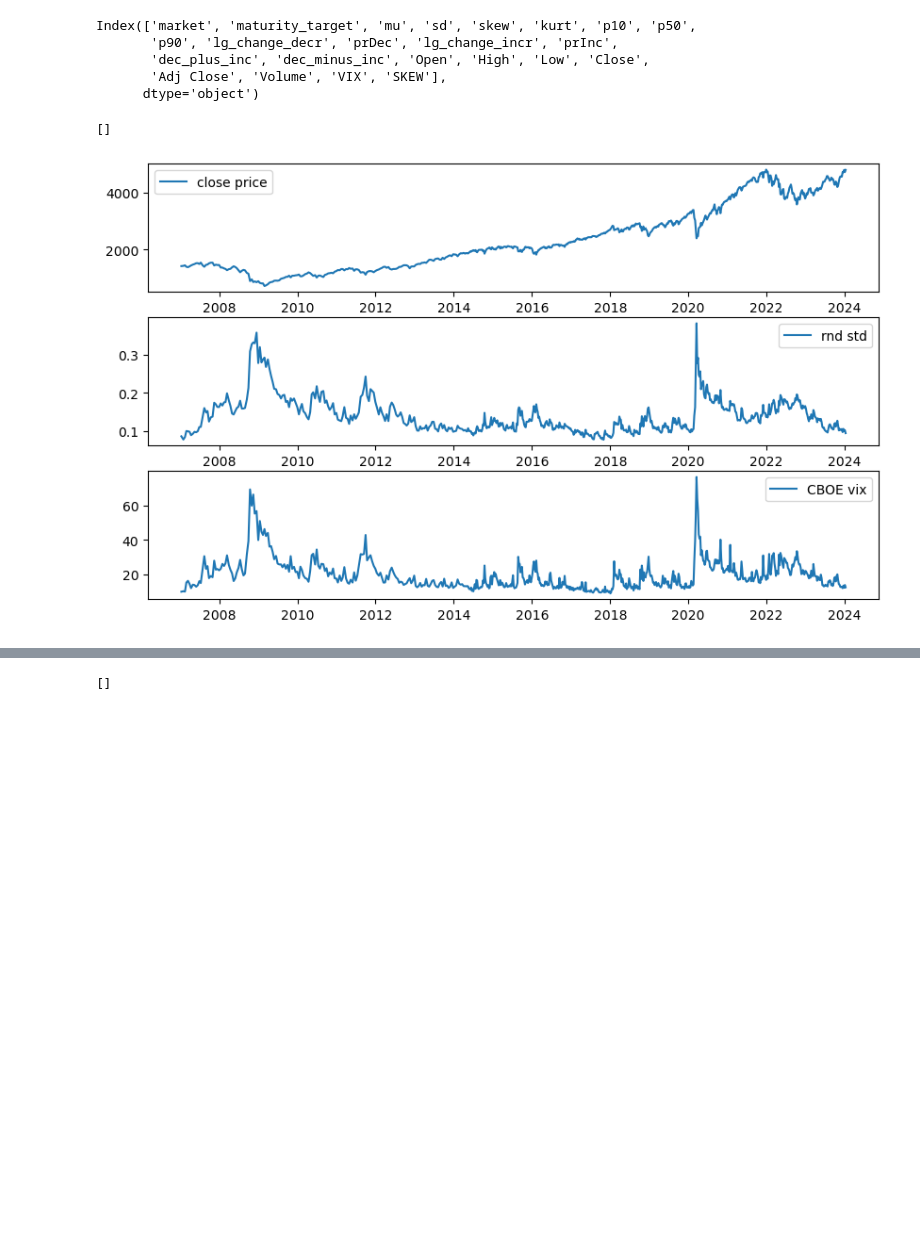
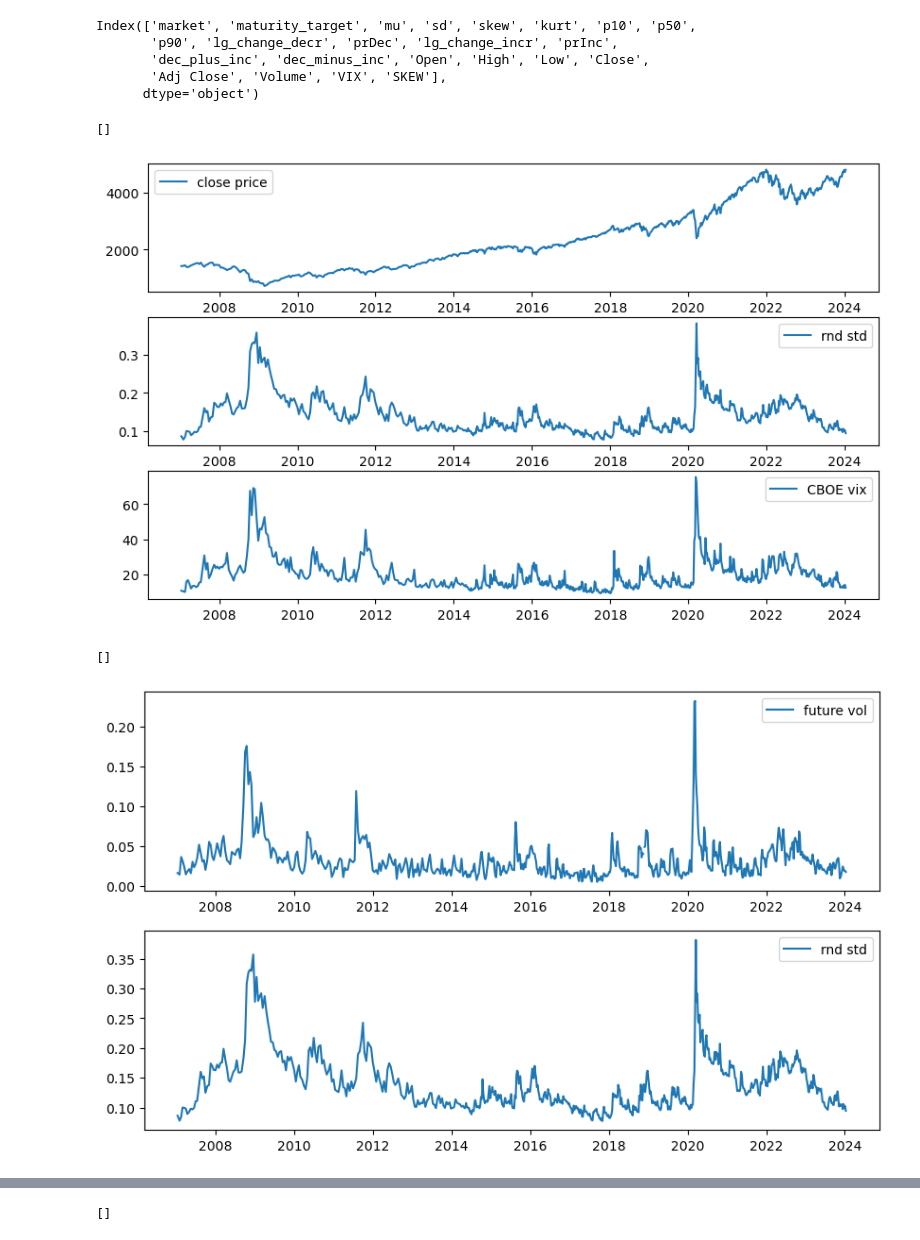
Before and after one commit to bill95196/IAQF, a Jupyter notebook: analyze_vol_sp.ipynb, the cells around one changed output, grey strips where cells are left out. Drawn from its saved outputs; the diff is of its cells as text; code cells hidden in the pictures; blank space fills up the shorter version.

```diff
--- a/analyze_vol_sp.ipynb
+++ b/analyze_vol_sp.ipynb
@@ -17,7 +17,7 @@ sp_rnd['dec_plus_inc'] = sp_rnd['prDec'] + sp_rnd['prInc']
 sp_rnd['dec_minus_inc'] = sp_rnd['prDec'] - sp_rnd['prInc']
 # %%
 full_df = sp_rnd.merge(sp_yf, how = 'left', left_index=True, right_index=True)
-full_df['VIX'] = vix_yf['Close']
+full_df['VIX'] = vix_yf['Close'].shift(-1)
 full_df['SKEW'] = skew_yf['Close']
 # %%
 full_df.columns
@@ -40,4 +40,23 @@ axes[2].legend()
 plt.plot()
 # %% [output]
 []
-[figure, old version]
+[figure, new version]
+# %%
+sp_yf['return'] = np.log(sp_yf['Close']/sp_yf['Close'].shift(1))
+
+indexer = pd.api.indexers.FixedForwardWindowIndexer(window_size=10)
+sp_yf['forward_rv'] = np.sqrt((sp_yf['return']**2).rolling(window=indexer, min_periods=1).sum())
+# %%
+full_df['forward_vol'] = sp_yf['forward_rv']
+# %%
+fig, axes = plt.subplots(2,1,figsize=(10, 6))
+
+axes[0].plot(full_df.index,full_df['forward_vol'], label = 'future vol')
+axes[1].plot(full_df.index,full_df['sd'], label = 'rnd std')
+
+axes[0].legend()
+axes[1].legend()
+plt.plot()
+# %% [output]
+[]
+[figure, added]
```
Also changed, not shown: parts of 1 cell of this notebook, 1 other file.
